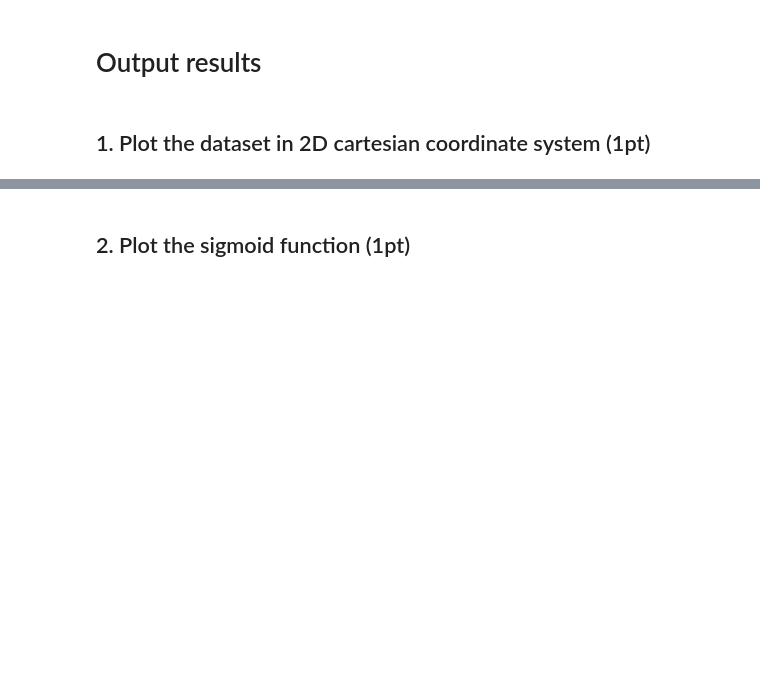
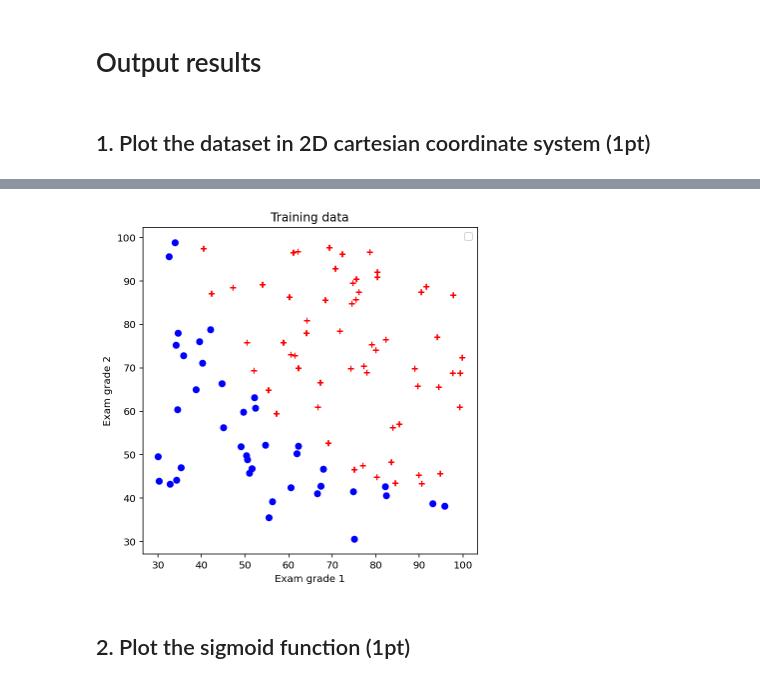
Before and after one commit to yesoly/MachineLearningProject, a Jupyter notebook: Assignment04.ipynb, the cells around one changed output, grey strips where cells are left out. Saved outputs shown, nothing was run; the diff lists cells and outputs as text; code cells hidden in the pictures; blank space fills up the shorter version.

```diff
--- a/Assignment04.ipynb
+++ b/Assignment04.ipynb
@@ -443,3 +441,7 @@ plt.show()
+# %%
+fig_1
+# %% [output]
+[figure, added]
 # %% [markdown]
 ## 2. Plot the sigmoid function (1pt)
 # %%
```
Also changed, not shown: parts of 2 cells of this notebook.
